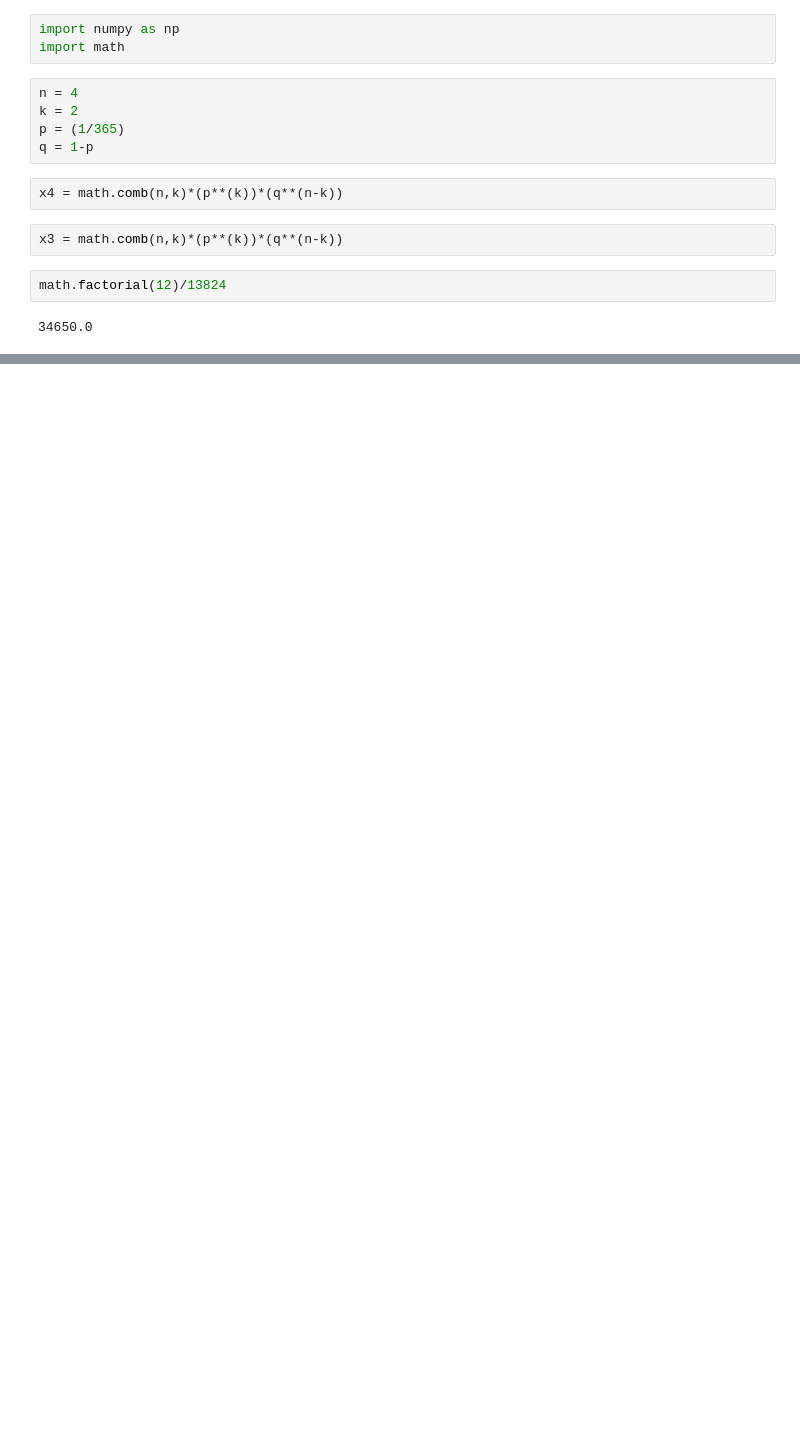
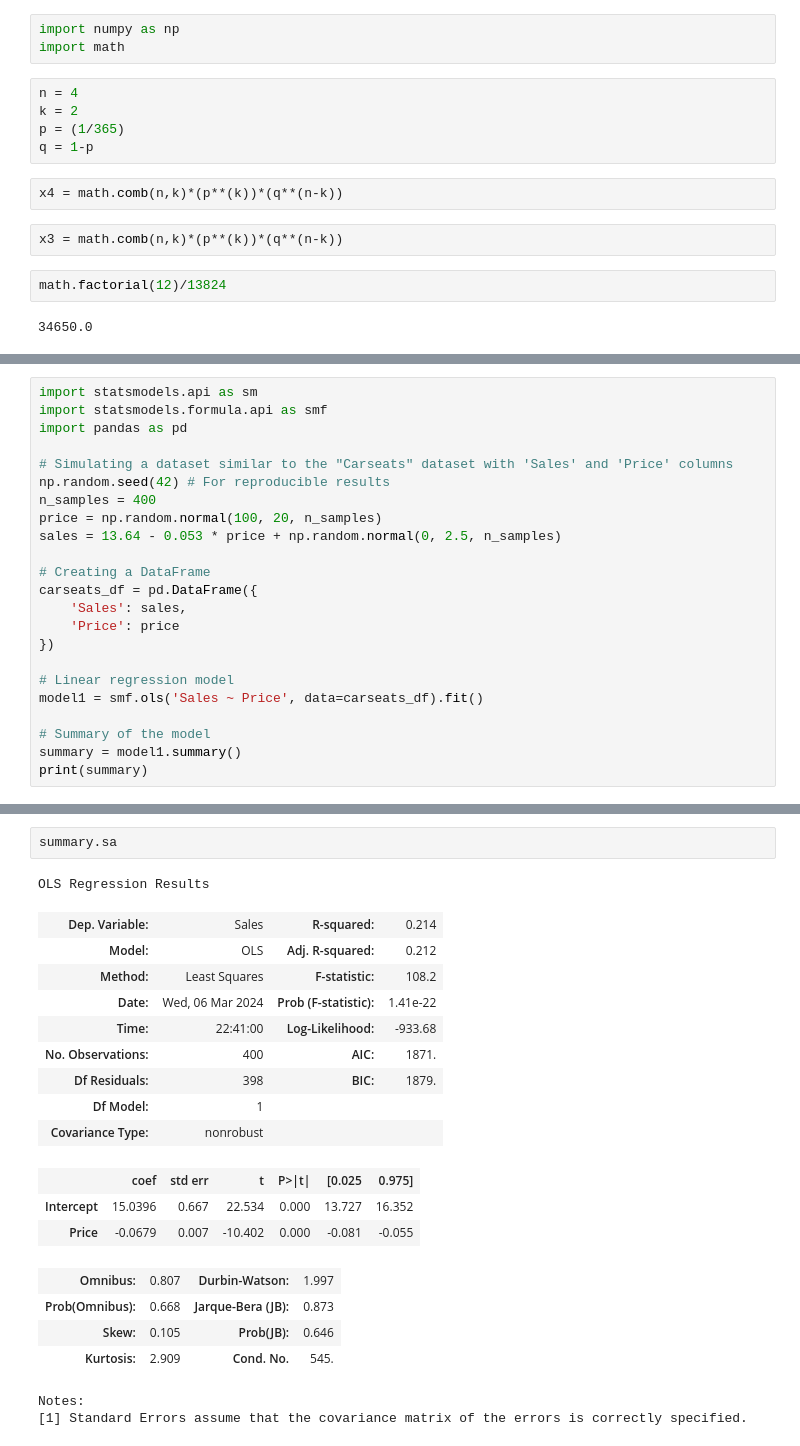
Before and after one commit to gderiddershanghai/MGT_6203_MT_STUDY_AID, a Jupyter notebook: nbs/Untitled.ipynb, the cells around one changed output, grey strips where cells are left out. Drawn from its saved outputs; the diff is of its cells as text; blank space fills up the shorter version.

```diff
--- a/nbs/Untitled.ipynb
+++ b/nbs/Untitled.ipynb
@@ -50,0 +94,23 @@ np.emath.logn(7,20)
+# %%
+import statsmodels.api as sm
+import statsmodels.formula.api as smf
+import pandas as pd
+
+# Simulating a dataset similar to the "Carseats" dataset with 'Sales' and 'Price' columns
+np.random.seed(42) # For reproducible results
+n_samples = 400
+price = np.random.normal(100, 20, n_samples)
+sales = 13.64 - 0.053 * price + np.random.normal(0, 2.5, n_samples)
+
+# Creating a DataFrame
+carseats_df = pd.DataFrame({
+    'Sales': sales,
+    'Price': price
+})
+
+# Linear regression model
+model1 = smf.ols('Sales ~ Price', data=carseats_df).fit()
+
+# Summary of the model
+summary = model1.summary()
+print(summary)
@@ -50,0 +135,22 @@ np.emath.logn(7,20)
+# %%
+summary.sa
+# %% [output]
+OLS Regression Results
+| Dep. Variable: | Sales | R-squared: | 0.214 |
+| Model: | OLS | Adj. R-squared: | 0.212 |
+| Method: | Least Squares | F-statistic: | 108.2 |
+| Date: | Wed, 06 Mar 2024 | Prob (F-statistic): | 1.41e-22 |
+| Time: | 22:41:00 | Log-Likelihood: | -933.68 |
+| No. Observations: | 400 | AIC: | 1871. |
+| Df Residuals: | 398 | BIC: | 1879. |
+| Df Model: | 1 |  |  |
+| Covariance Type: | nonrobust |  |  |
+|  | coef | std err | t | P>|t| | [0.025 | 0.975] |
+| Intercept | 15.0396 | 0.667 | 22.534 | 0.000 | 13.727 | 16.352 |
+| Price | -0.0679 | 0.007 | -10.402 | 0.000 | -0.081 | -0.055 |
+| Omnibus: | 0.807 | Durbin-Watson: | 1.997 |
+| Prob(Omnibus): | 0.668 | Jarque-Bera (JB): | 0.873 |
+| Skew: | 0.105 | Prob(JB): | 0.646 |
+| Kurtosis: | 2.909 | Cond. No. | 545. |
+Notes:
+[1] Standard Errors assume that the covariance matrix of the errors is correctly specified.
```
Also changed, not shown: parts of 22 cells of this notebook, 15 other files.
